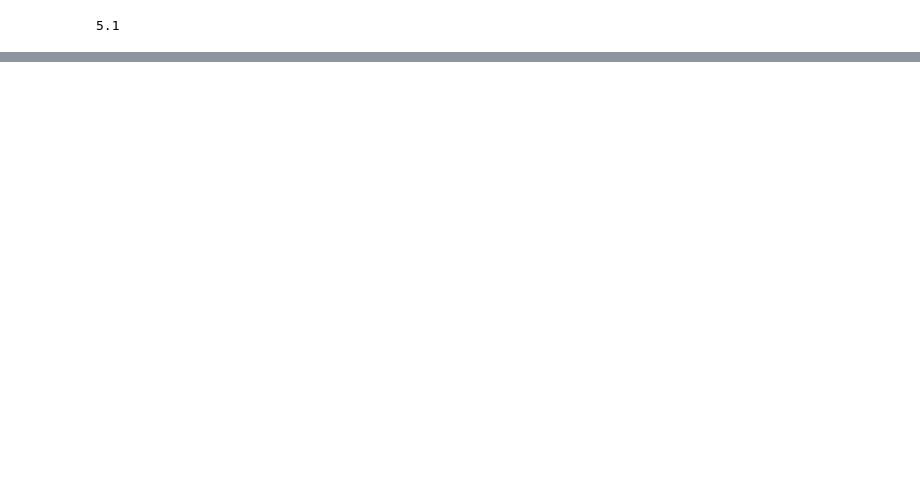
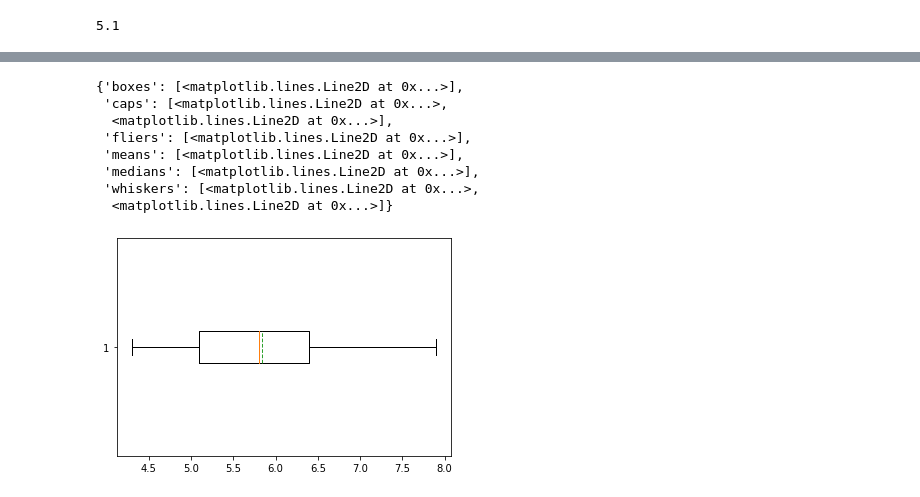
Before and after one commit to naruemonssp/data_viz_2022, a Jupyter notebook: DataViz02_Data_Distribution_.ipynb, the cells around one changed output, grey strips where cells are left out. Cells and saved outputs as stored; diff of their text form; code cells hidden in the pictures; blank space fills up the shorter version.

```diff
--- a/DataViz02_Data_Distribution_.ipynb
+++ b/DataViz02_Data_Distribution_.ipynb
@@ -239,0 +264,12 @@ ydp['boxes'][0].get_xdata()[0]
+# %%
+plt.boxplot(df['SepalLength'],vert=False,meanline=True,showmeans=True)
+# %% [output]
+{'boxes': [<matplotlib.lines.Line2D at 0x...>],
+ 'caps': [<matplotlib.lines.Line2D at 0x...>,
+  <matplotlib.lines.Line2D at 0x...>],
+ 'fliers': [<matplotlib.lines.Line2D at 0x...>],
+ 'means': [<matplotlib.lines.Line2D at 0x...>],
+ 'medians': [<matplotlib.lines.Line2D at 0x...>],
+ 'whiskers': [<matplotlib.lines.Line2D at 0x...>,
+  <matplotlib.lines.Line2D at 0x...>]}
+[figure, added]
```
Also changed, not shown: parts of 18 cells of this notebook.
